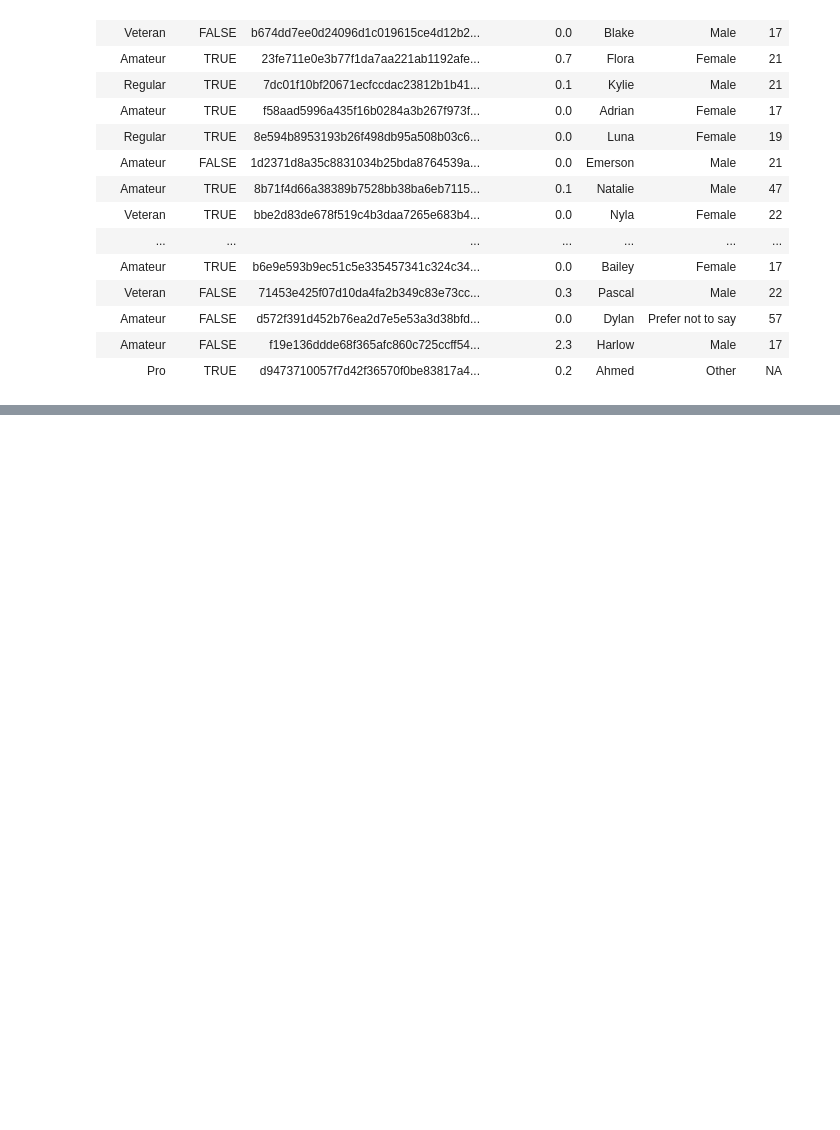
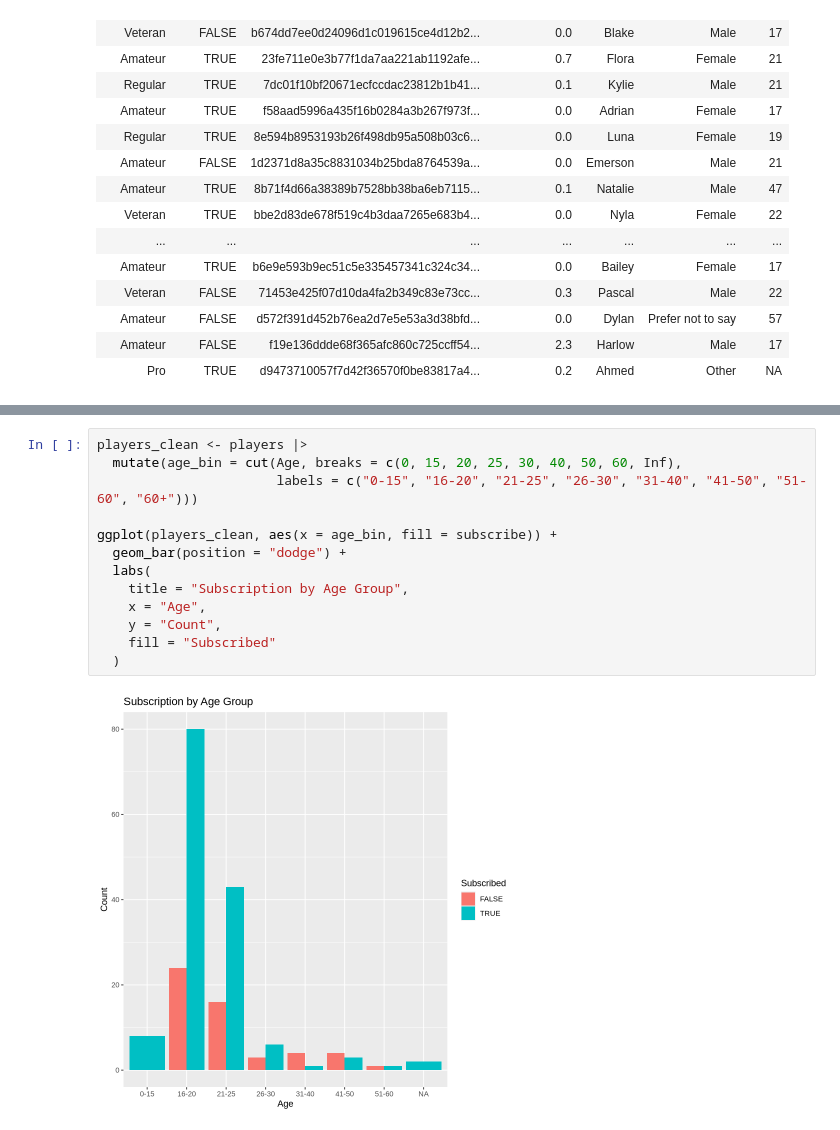
Before and after one commit to denizdalbasi/DSCI-100-PROJECT, a Jupyter notebook: codepart.ipynb, the cells around one changed output, grey strips where cells are left out. Drawn from its saved outputs; the diff is of its cells as text; blank space fills up the shorter version.

```diff
--- a/codepart.ipynb
+++ b/codepart.ipynb
@@ -49,0 +114,15 @@ A spec_tbl_df: 196 × 7
+# %%
+players_clean <- players |>
+  mutate(age_bin = cut(Age, breaks = c(0, 15, 20, 25, 30, 40, 50, 60, Inf),
+                       labels = c("0-15", "16-20", "21-25", "26-30", "31-40", "41-50", "51-60", "60+")))
+
+ggplot(players_clean, aes(x = age_bin, fill = subscribe)) +
+  geom_bar(position = "dodge") +
+  labs(
+    title = "Subscription by Age Group",
+    x = "Age",
+    y = "Count",
+    fill = "Subscribed"
+  )
+# %% [output]
+[figure, added]
```
Also changed, not shown: parts of 10 cells of this notebook.
